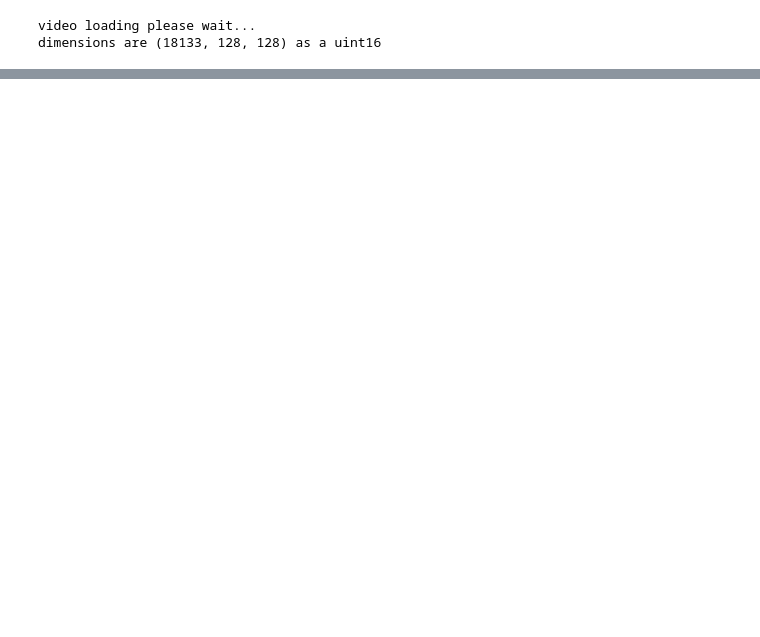
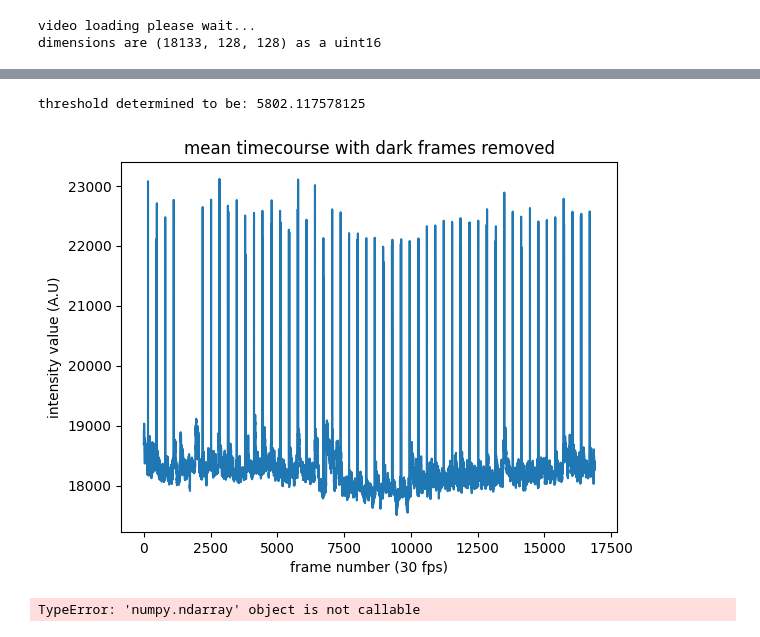
Before and after one commit to ktrap06/corticalanalysis, a Jupyter notebook: preprocessing_2.ipynb, the cells around one changed output, grey strips where cells are left out. Drawn from its saved outputs; the diff is of its cells as text; code cells hidden in the pictures; blank space fills up the shorter version.

```diff
--- a/preprocessing_2.ipynb
+++ b/preprocessing_2.ipynb
@@ -34,0 +86,34 @@ dimensions are (18133, 128, 128) as a uint16
+# %%
+def remove_dark_frames(frames, signal, threshold = 0.2):
+    """
+    calculate where the dark frames are at the start and end of the trial
+
+    :param frames: 3d array loaded in with tifffile
+    :param signal: 1d array mean_time course array
+    :param threshold: a percent above the minimum value, default set to 20%
+
+    return:
+    """
+    min_value = np.min(signal)     # Find the minimum value in the signal array
+    dark_frame_threshold = min_value + threshold * min_value     # Calculate the threshold as the minimum value plus 10%
+
+    brain_indices = np.where(signal > dark_frame_threshold)[0]
+    start_index = brain_indices[0]+1
+    end_index = brain_indices[-1]
+
+    frames = frames[start_index:end_index, :, :]
+    signal = signal[start_index:end_index]
+
+    #plotting
+    print("threshold determined to be:", dark_frame_threshold)
+    plt.plot(signal)
+    plt.title("mean timecourse with dark frames removed")
+    plt.xlabel("frame number (30 fps)")
+    plt.ylabel("intensity value (A.U)")
+
+    return signal
+# %%
+df_removed = remove_dark_frames(frames, mean_timecourse, 0.1)
+# %% [output]
+threshold determined to be: 5802.117578125
+[figure, added]
@@ -34,0 +151,4 @@ dimensions are (18133, 128, 128) as a uint16
+# %%
+cut_off = mean_timecourse.min()*(1+threshold)
+# %% [output]
+TypeError: 'numpy.ndarray' object is not callable
```
Also changed, not shown: parts of 12 cells of this notebook, 4 other files.
